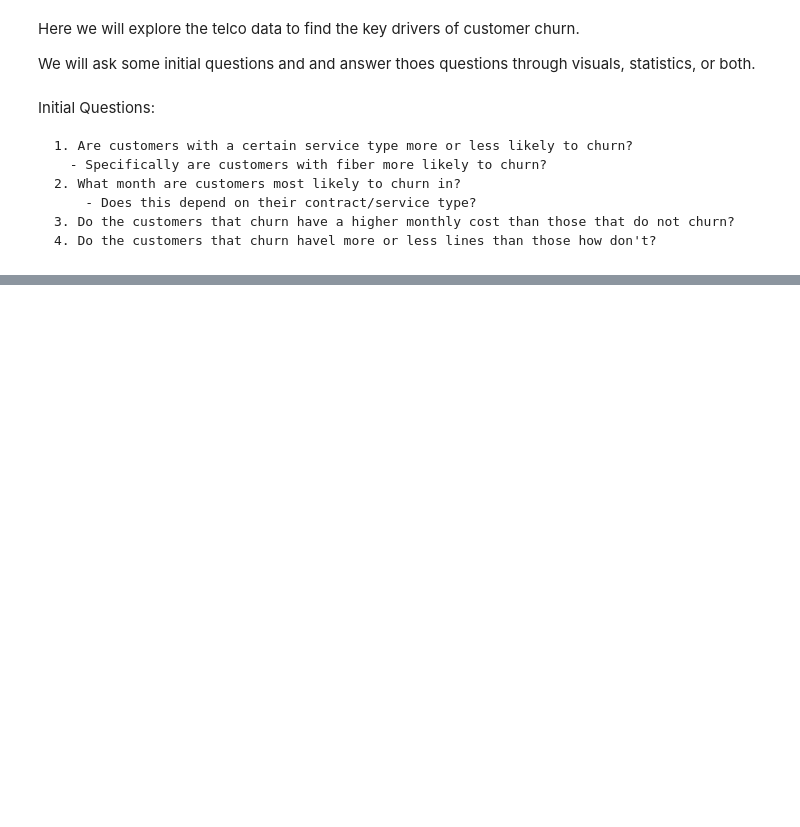
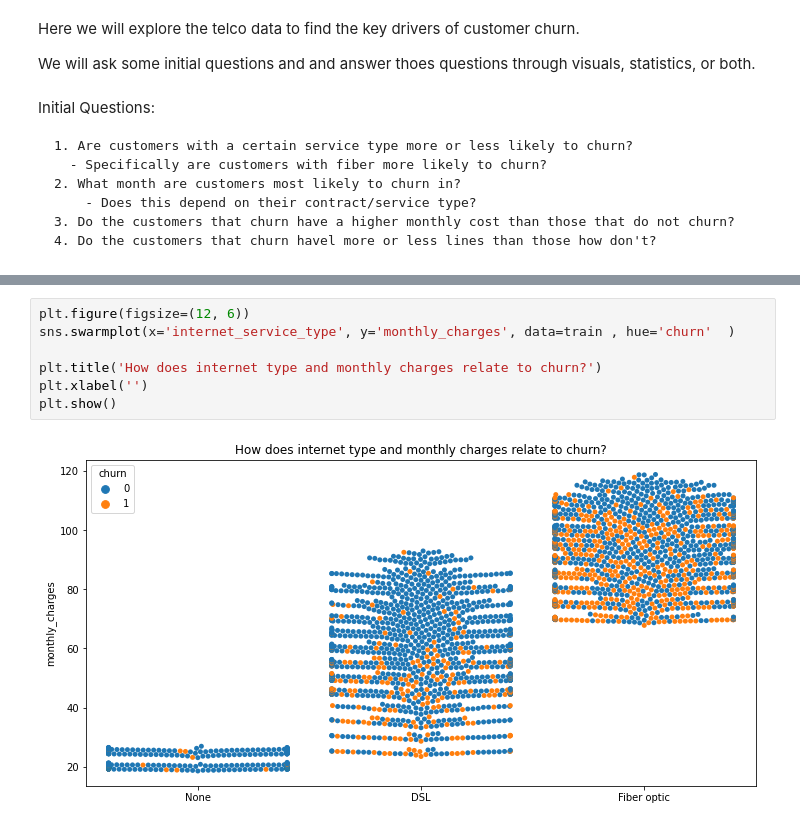
Before and after one commit to chloerwhitaker/Telco_Classification_Project, a Jupyter notebook: Telco_prep_to_model.ipynb, the cells around one changed output, grey strips where cells are left out. Cells and saved outputs as stored; diff of their text form; blank space fills up the shorter version.

```diff
--- a/Telco_prep_to_model.ipynb
+++ b/Telco_prep_to_model.ipynb
@@ -139,0 +252,9 @@ Initial Questions:
+# %%
+plt.figure(figsize=(12, 6))
+sns.swarmplot(x='internet_service_type', y='monthly_charges', data=train , hue='churn'  )
+
+plt.title('How does internet type and monthly charges relate to churn?')
+plt.xlabel('')
+plt.show()
+# %% [output]
+[figure, added]
```
Also changed, not shown: parts of 120 cells of this notebook.
